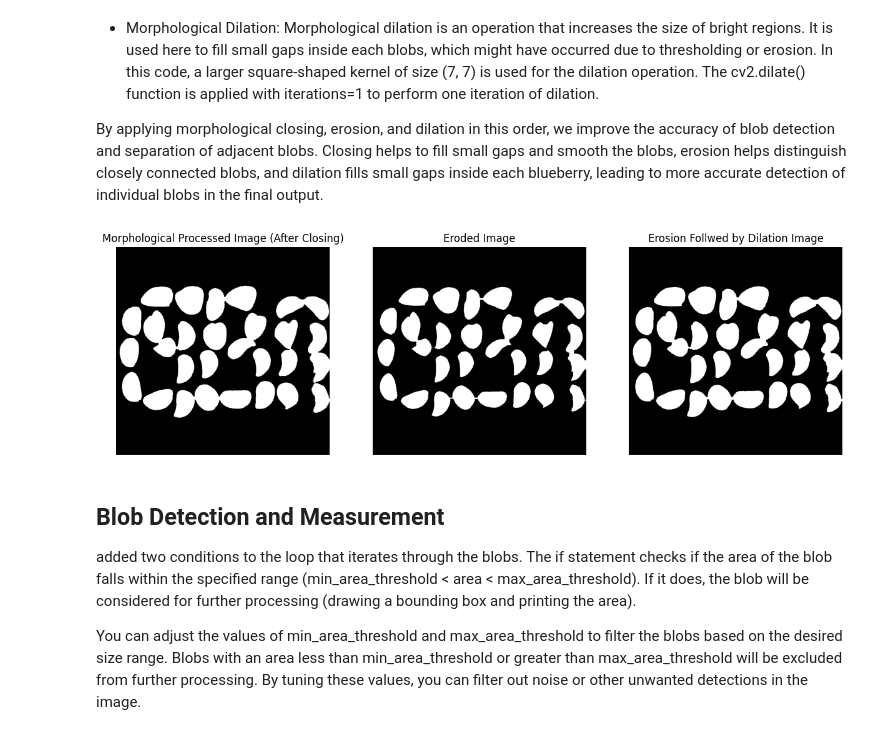
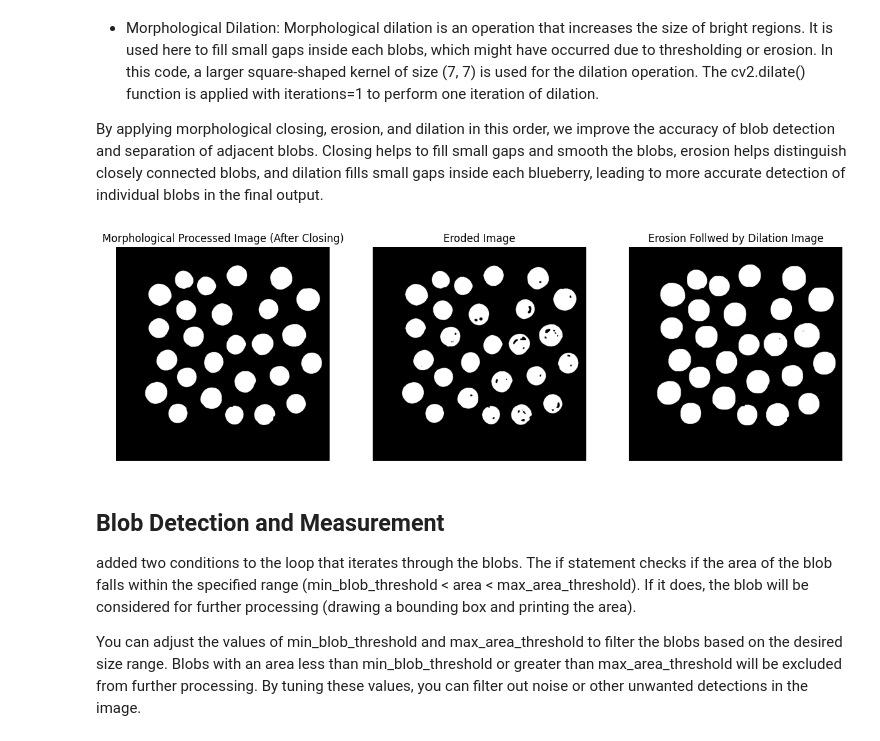
Before and after one commit to dev-nanthan/blob-detection, a Jupyter notebook: project-G42.ipynb, the cells around one changed output. Saved outputs shown, nothing was run; the diff lists cells and outputs as text; code cells hidden in the pictures.

```diff
--- a/project-G42.ipynb
+++ b/project-G42.ipynb
@@ -9,10 +9,11 @@ import matplotlib.pyplot as plt
 
 # Set the Product Name
 prod = "Potato Chips"
+prod = "Blueberries"
 
 # Load the image
 image = cv2.imread("chips1.png")
-image = cv2.cvtColor(image, cv2.COLOR_BGR2RGB)
+image = cv2.imread("berries1.png")
 
 # Convert the image to grayscale
 gray = cv2.cvtColor(image, cv2.COLOR_BGR2GRAY)
@@ -21,7 +22,8 @@ gray = cv2.cvtColor(image, cv2.COLOR_BGR2GRAY)
 fig, axes = plt.subplots(1, 2, figsize=(10, 5))
 
 # Global Thresholding Result
-axes[0].imshow(image)
+image_rgb = cv2.cvtColor(image, cv2.COLOR_BGR2RGB)
+axes[0].imshow(image_rgb)
 axes[0].set_title("Original Image of "+prod)
 axes[0].axis("off")
 
@@ -44,7 +46,7 @@ https://docs.opencv.org/4.x/d4/d13/tutorial_py_filtering.html
 # blurred = cv2.GaussianBlur(gray, (11, 11), 0)
 
 # Apply Median blur to reduce noise
-blurred = cv2.medianBlur(gray, 3)
+blurred = cv2.medianBlur(gray, 11)
 
 # Display the blurred image
 plt.imshow(blurred, cmap="gray")
@@ -58,7 +60,7 @@ enhanced_image = cv2.equalizeHist(blurred)  # Apply histogram equalization for c
 
 # Display the Histogram Equalized image
 plt.imshow(enhanced_image, cmap="gray")
-plt.title("Enhanced Image")
+plt.title("Histogram Equalized Image")
 plt.axis("off")
 plt.show()
 # %% [output]
@@ -86,14 +88,14 @@ def adaptive_threshold(image, block_size, constant):
 
     return binary_image
 # %%
-# Apply thresholding to segment the Chips
+# Apply thresholding to segment the Foreground Objects from Background
 
 # Adjust the Global threshold_value
-threshold_value = 230
+threshold_value = 140
 thresh_global = binary_threshold(blurred, threshold_value)
 
 # Adjust the block_size and constant
-block_size = 35
+block_size = 21
 constant = 5
 thresh_adaptive = adaptive_threshold(blurred, block_size, constant)
 
@@ -130,47 +132,47 @@ https://docs.opencv.org/4.x/d9/d61/tutorial_py_morphological_ops.html
 By applying morphological closing, erosion, and dilation in this order, we improve the accuracy of blob detection and separation of adjacent blobs. Closing helps to fill small gaps and smooth the blobs, erosion helps distinguish closely connected blobs, and dilation fills small gaps inside each blueberry, leading to more accurate detection of individual blobs in the final output.
 # %%
 # Perform morphological closing to fill gaps and smooth the blobs
-kernel = np.ones((5, 5), np.uint8)
+kernel = np.ones((11, 11), np.uint8)
 closing = cv2.morphologyEx(thresh, cv2.MORPH_CLOSE, kernel)
 
 # Perform morphological erosion to distinguish blobs
-kernel_erosion = np.ones((11, 11), np.uint8)
-erosion = cv2.erode(closing, kernel_erosion, iterations=1)
+kernel_erosion = np.ones((3, 3), np.uint8)
+erosion = cv2.erode(thresh, kernel_erosion, iterations=1)
 
 # Perform morphological dilation to fill small gaps inside each blob
-kernel_dilation = np.ones((7, 7), np.uint8)
+kernel_dilation = np.ones((11, 11), np.uint8)
 dilation = cv2.dilate(erosion, kernel_dilation, iterations=1)
 
 # Set the Processed Image for Connected Component Analysis
 processed_img = erosion
 
 # Display Closed, Eroded, Dilated images side by side
 fig, axes = plt.subplots(1, 3, figsize=(15, 5))
 
 # Morphological Processsing - Closing Result
 axes[0].imshow(closing, cmap="gray")
 axes[0].set_title("Morphological Processed Image (After Closing)")
 axes[0].axis("off")
 
 # Morphological Processsing - Erosion Result
 axes[1].imshow(erosion, cmap="gray")
 axes[1].set_title("Eroded Image")
 axes[1].axis("off")
 
 # Morphological Processsing - Erosion, Followed by Dilation Result
 axes[2].imshow(dilation, cmap="gray")
 axes[2].set_title("Erosion Follwed by Dilation Image")
 axes[2].axis("off")
 
 plt.show()
 # %% [output]
-[figure, old version]
+[figure, new version]
 # %% [markdown]
 ## Blob Detection and Measurement
 
-added two conditions to the loop that iterates through the blobs. The if statement checks if the area of the blob falls within the specified range (min_area_threshold < area < max_area_threshold). If it does, the blob will be considered for further processing (drawing a bounding box and printing the area).
+added two conditions to the loop that iterates through the blobs. The if statement checks if the area of the blob falls within the specified range (min_blob_threshold < area < max_area_threshold). If it does, the blob will be considered for further processing (drawing a bounding box and printing the area).
 
-You can adjust the values of min_area_threshold and max_area_threshold to filter the blobs based on the desired size range. Blobs with an area less than min_area_threshold or greater than max_area_threshold will be excluded from further processing. By tuning these values, you can filter out noise or other unwanted detections in the image.
+You can adjust the values of min_blob_threshold and max_area_threshold to filter the blobs based on the desired size range. Blobs with an area less than min_blob_threshold or greater than max_area_threshold will be excluded from further processing. By tuning these values, you can filter out noise or other unwanted detections in the image.
 # %%
 # Perform connected component analysis
 num_labels, labels, stats, centroids = cv2.connectedComponentsWithStats(processed_img, connectivity=8)
```
Also changed, not shown: parts of 5 cells of this notebook.
